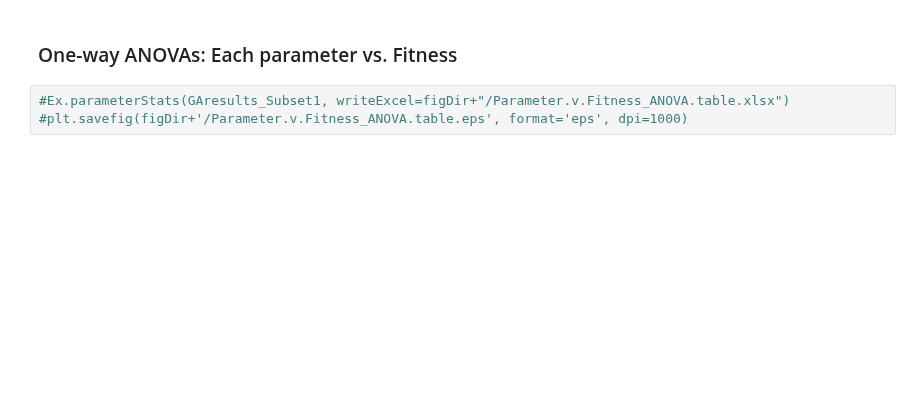
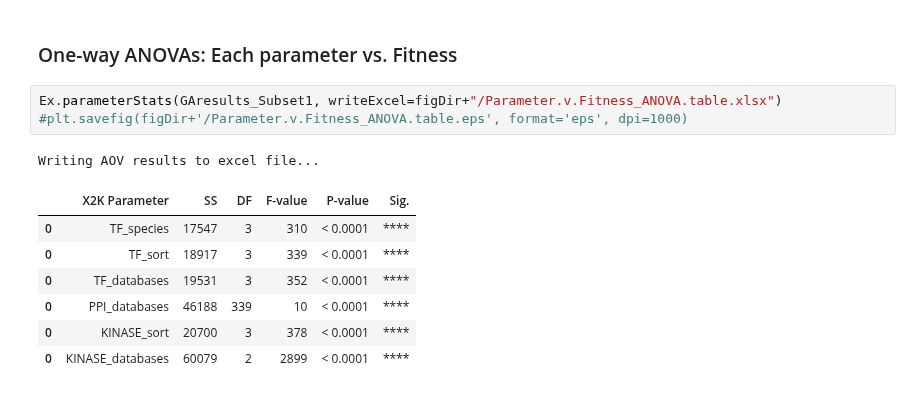
Before and after one commit to MaayanLab/X2K_Genetic_Algorithm, a Jupyter notebook: Python_scripts/GA_Results_Notebook.ipynb, the cells around one changed output. Cells and saved outputs as stored; diff of their text form; blank space fills up the shorter version.

```diff
--- a/Python_scripts/GA_Results_Notebook.ipynb
+++ b/Python_scripts/GA_Results_Notebook.ipynb
@@ -259,5 +281,14 @@ ValueError: num must be 1 <= num <= 6, not 7
 # %% [markdown]
 ### One-way ANOVAs: Each parameter vs. Fitness
 # %%
-#Ex.parameterStats(GAresults_Subset1, writeExcel=figDir+"/Parameter.v.Fitness_ANOVA.table.xlsx")
+Ex.parameterStats(GAresults_Subset1, writeExcel=figDir+"/Parameter.v.Fitness_ANOVA.table.xlsx")
 #plt.savefig(figDir+'/Parameter.v.Fitness_ANOVA.table.eps', format='eps', dpi=1000)
+# %% [output]
+Writing AOV results to excel file...
+|  | X2K Parameter | SS | DF | F-value | P-value | Sig. |
+| 0 | TF_species | 17547 | 3 | 310 | < 0.0001 | **** |
+| 0 | TF_sort | 18917 | 3 | 339 | < 0.0001 | **** |
+| 0 | TF_databases | 19531 | 3 | 352 | < 0.0001 | **** |
+| 0 | PPI_databases | 46188 | 339 | 10 | < 0.0001 | **** |
+| 0 | KINASE_sort | 20700 | 3 | 378 | < 0.0001 | **** |
+| 0 | KINASE_databases | 60079 | 2 | 2899 | < 0.0001 | **** |
```
Also changed, not shown: parts of 8 cells of this notebook, 6 other files.
